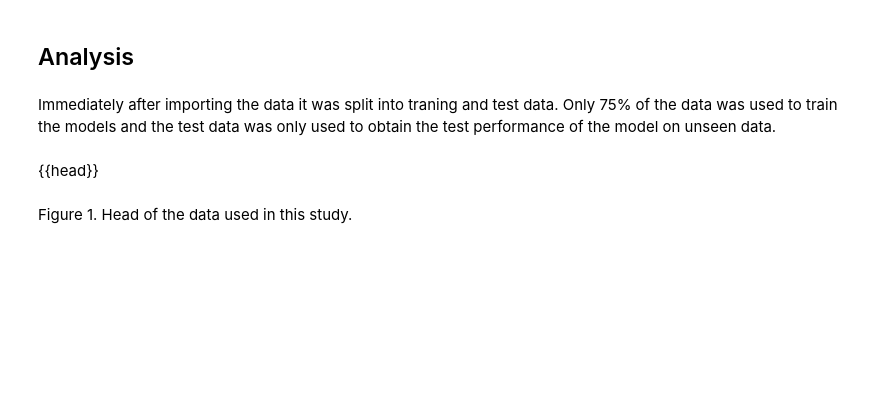
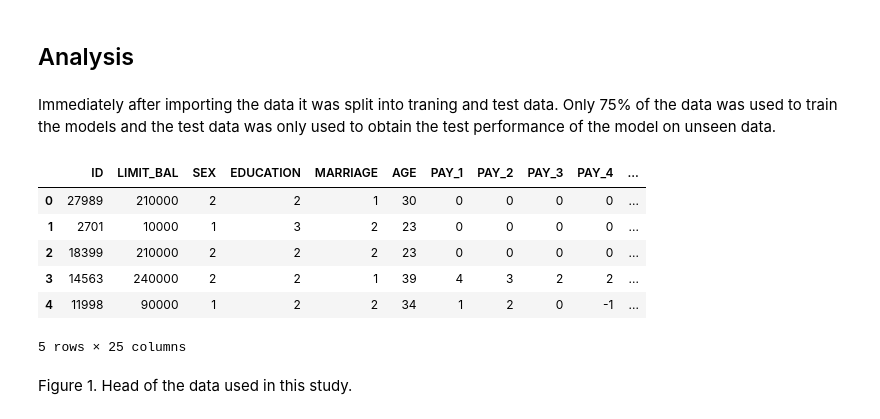
Before and after one commit to elliott-ribner/DSCI_522_group-314, a Jupyter notebook: doc/final_report.ipynb, the cells around one changed output. Saved outputs shown, nothing was run; the diff lists cells and outputs as text; code cells hidden in the pictures; blank space fills up the shorter version.

```diff
--- a/doc/final_report.ipynb
+++ b/doc/final_report.ipynb
@@ -84,8 +73,16 @@ containing 23 features from 30,000 customers. The data was originally publicized
 ## Analysis
 # %% [markdown]
 Immediately after importing the data it was split into traning and test data. Only 75% of the data was used to train the models and the test data was only used to obtain the test performance of the model on unseen data.
-# %% [markdown]
-{{head}}
+# %%
+head
+# %% [output]
+|  | ID | LIMIT_BAL | SEX | EDUCATION | MARRIAGE | AGE | PAY_1 | PAY_2 | PAY_3 | PAY_4 | ... |
+| 0 | 27989 | 210000 | 2 | 2 | 1 | 30 | 0 | 0 | 0 | 0 | ... |
+| 1 | 2701 | 10000 | 1 | 3 | 2 | 23 | 0 | 0 | 0 | 0 | ... |
+| 2 | 18399 | 210000 | 2 | 2 | 2 | 23 | 0 | 0 | 0 | 0 | ... |
+| 3 | 14563 | 240000 | 2 | 2 | 1 | 39 | 4 | 3 | 2 | 2 | ... |
+| 4 | 11998 | 90000 | 1 | 2 | 2 | 34 | 1 | 2 | 0 | -1 | ... |
+5 rows × 25 columns
 # %% [markdown]
 Figure 1. Head of the data used in this study.
 # %% [markdown]
```
Also changed, not shown: parts of 15 cells of this notebook, 1 other file.
